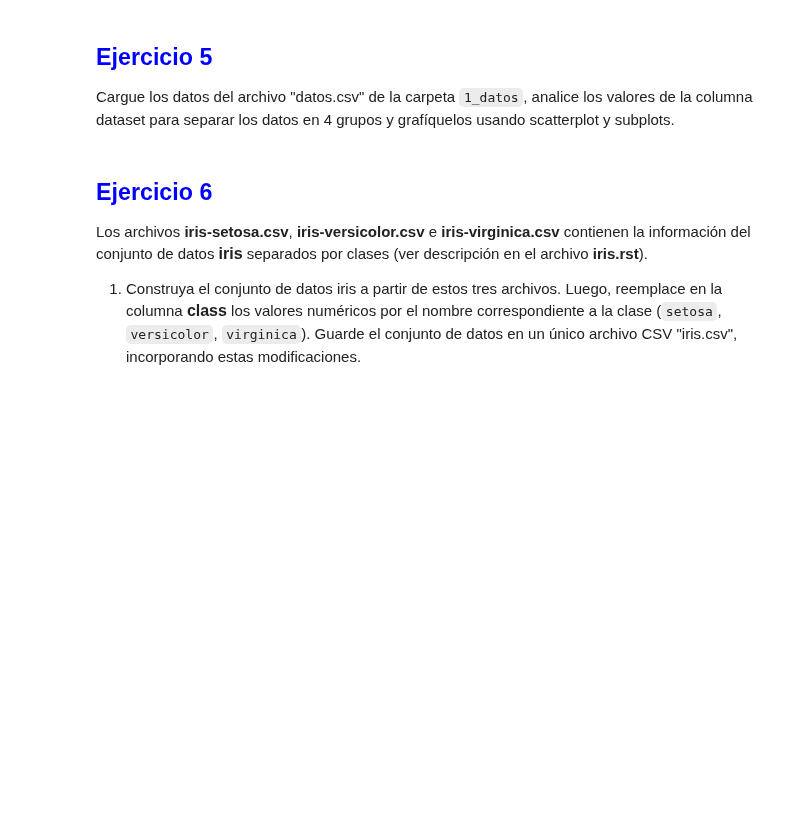
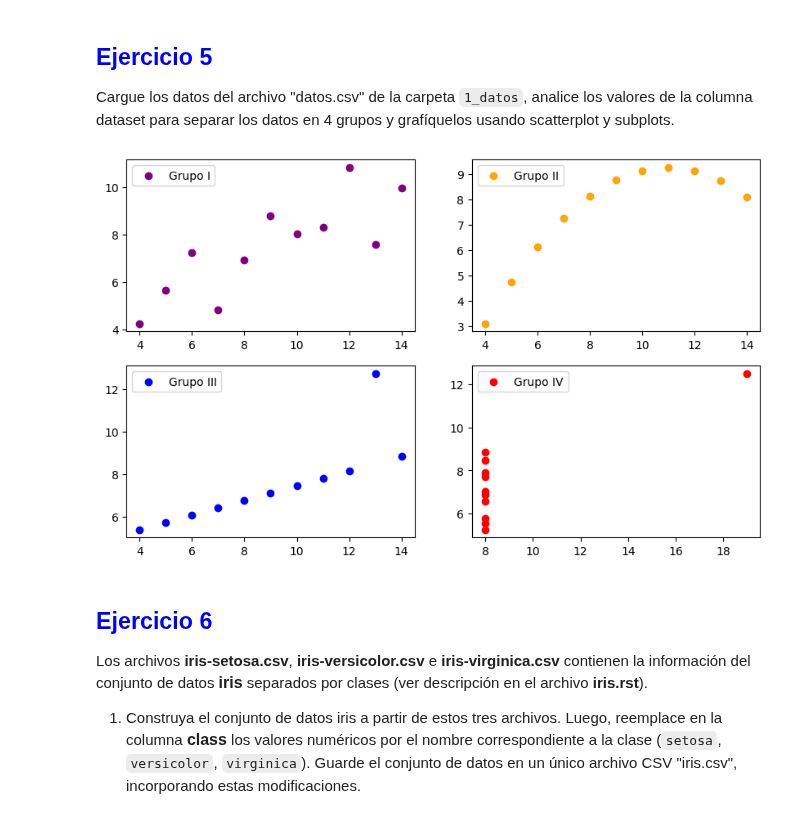
Before and after one commit to DinoMondino/IA, a Jupyter notebook: IntroduccionBibliotecas/Entregables_1_2024_1C.ipynb, the cells around one changed output. Drawn from its saved outputs; the diff is of its cells as text; code cells hidden in the pictures; blank space fills up the shorter version.

```diff
--- a/IntroduccionBibliotecas/Entregables_1_2024_1C.ipynb
+++ b/IntroduccionBibliotecas/Entregables_1_2024_1C.ipynb
@@ -169,3 +142,35 @@ grupo4 = pd.DataFrame(
+# %%
+datos = pd.read_csv("./1_datos/datos.csv") # Cargo los datos, donde la columna dataset contiene valores de "I", "II", "III" Y "IV"
+#para marcar los datos que corresponderán a los grupos 1, 2, 3 y 4 respectivamente.
+
+# Creo cuatro grupos según la clasificación de la columna dataset.
+grupoI = datos[datos["dataset"] == "I"]
+grupoII = datos[datos["dataset"] == "II"]
+grupoIII = datos[datos["dataset"] == "III"]
+grupoIV = datos[datos["dataset"] == "IV"]
+
+# Graficas de los datos de cada grupo en scatter plots separados.
+plt.figure(figsize=(10, 6))
+
+plt.subplot(221) # En la grilla 2x2 (221) indica la posicion del primer subplot en la primera columna y primera fila.
+plt.scatter(grupoI["x"], grupoI["y"], c="purple", label='Grupo I')
+plt.legend()
+
+plt.subplot(222)
+plt.scatter(grupoII["x"], grupoII["y"], c="orange", label="Grupo II")
+plt.legend()
+
+plt.subplot(223)
+plt.scatter(grupoIII["x"], grupoIII["y"], c="blue", label="Grupo III")
+plt.legend()
+
+plt.subplot(224)
+plt.scatter(grupoIV["x"], grupoIV["y"], c="red", label="Grupo IV")
+plt.legend()
+
+plt.show()
+# %% [output]
+[figure, added]
 # %% [markdown]
 <h2><font color="blue">Ejercicio 6</font></h2>
 
```
Also changed, not shown: parts of 4 cells of this notebook, 1 other file.
